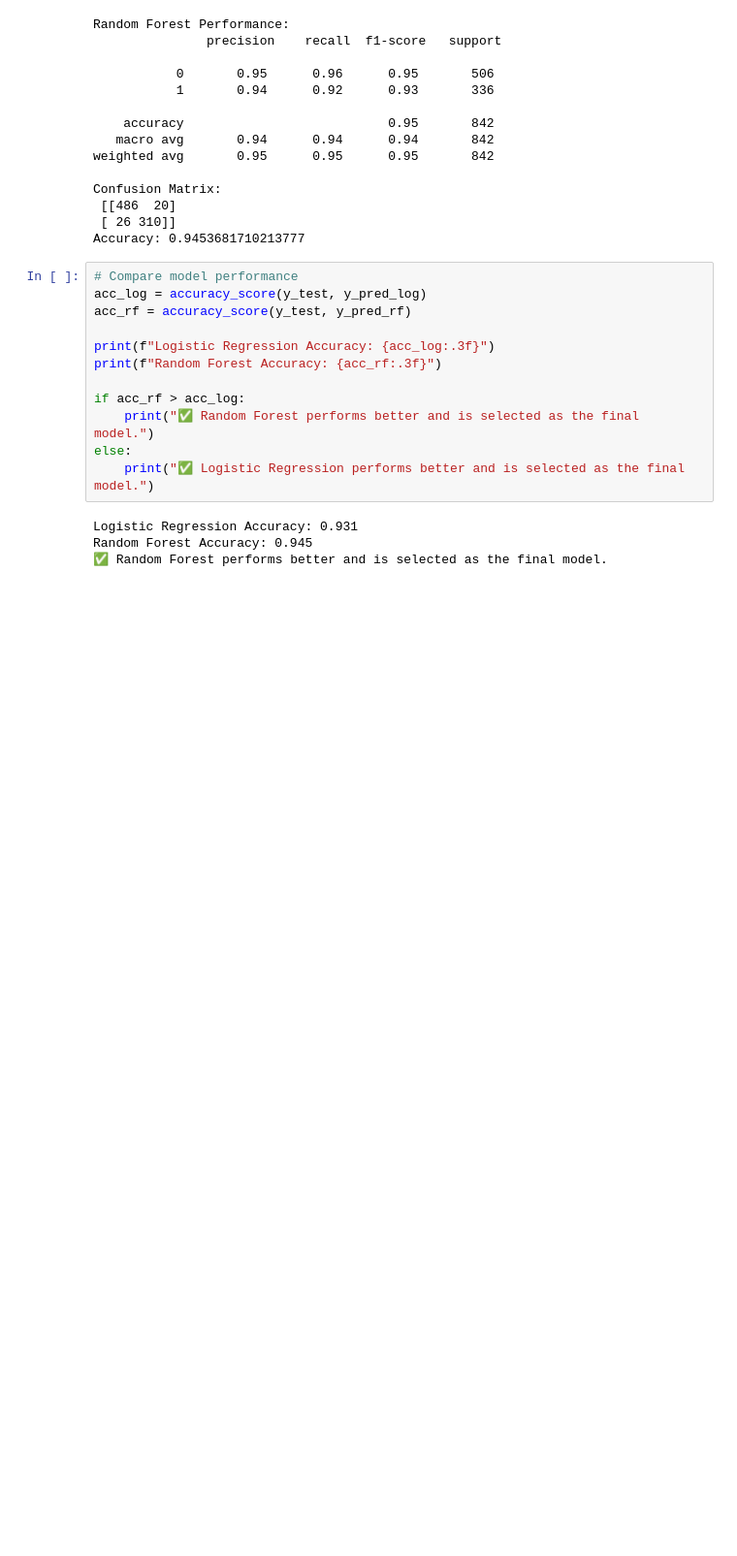
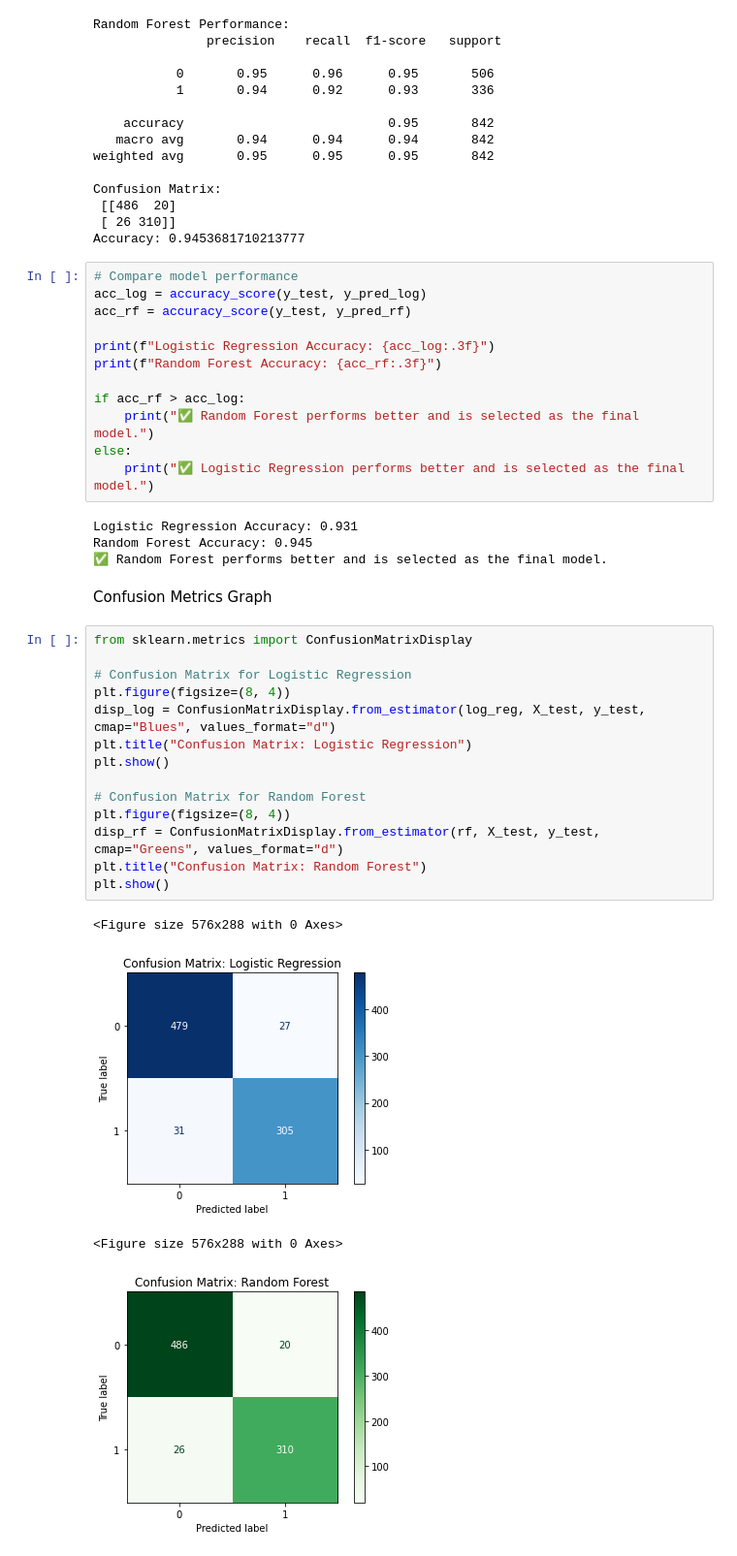
Before and after one commit to Venkatnelluri-max/Artificial-intelligence-CA--1, a Jupyter notebook: Vicky_ML_CA1.ipynb, the cells around one changed output. Shown: that part at 97% size. Saved outputs shown, nothing was run; the diff lists cells and outputs as text; blank space fills up the shorter version.

Commit message:
Added Confusion Metrics Graph

```diff
--- a/Vicky_ML_CA1.ipynb
+++ b/Vicky_ML_CA1.ipynb
@@ -426,3 +426,24 @@ else:
 Logistic Regression Accuracy: 0.931
 Random Forest Accuracy: 0.945
 ✅ Random Forest performs better and is selected as the final model.
+# %% [markdown]
+Confusion Metrics Graph
+# %%
+from sklearn.metrics import ConfusionMatrixDisplay
+
+# Confusion Matrix for Logistic Regression
+plt.figure(figsize=(8, 4))
+disp_log = ConfusionMatrixDisplay.from_estimator(log_reg, X_test, y_test, cmap="Blues", values_format="d")
+plt.title("Confusion Matrix: Logistic Regression")
+plt.show()
+
+# Confusion Matrix for Random Forest
+plt.figure(figsize=(8, 4))
+disp_rf = ConfusionMatrixDisplay.from_estimator(rf, X_test, y_test, cmap="Greens", values_format="d")
+plt.title("Confusion Matrix: Random Forest")
+plt.show()
+# %% [output]
+<Figure size 576x288 with 0 Axes>
+[figure, added]
+<Figure size 576x288 with 0 Axes>
+[figure, added]
```
Also changed, not shown: parts of 1 cell of this notebook.
